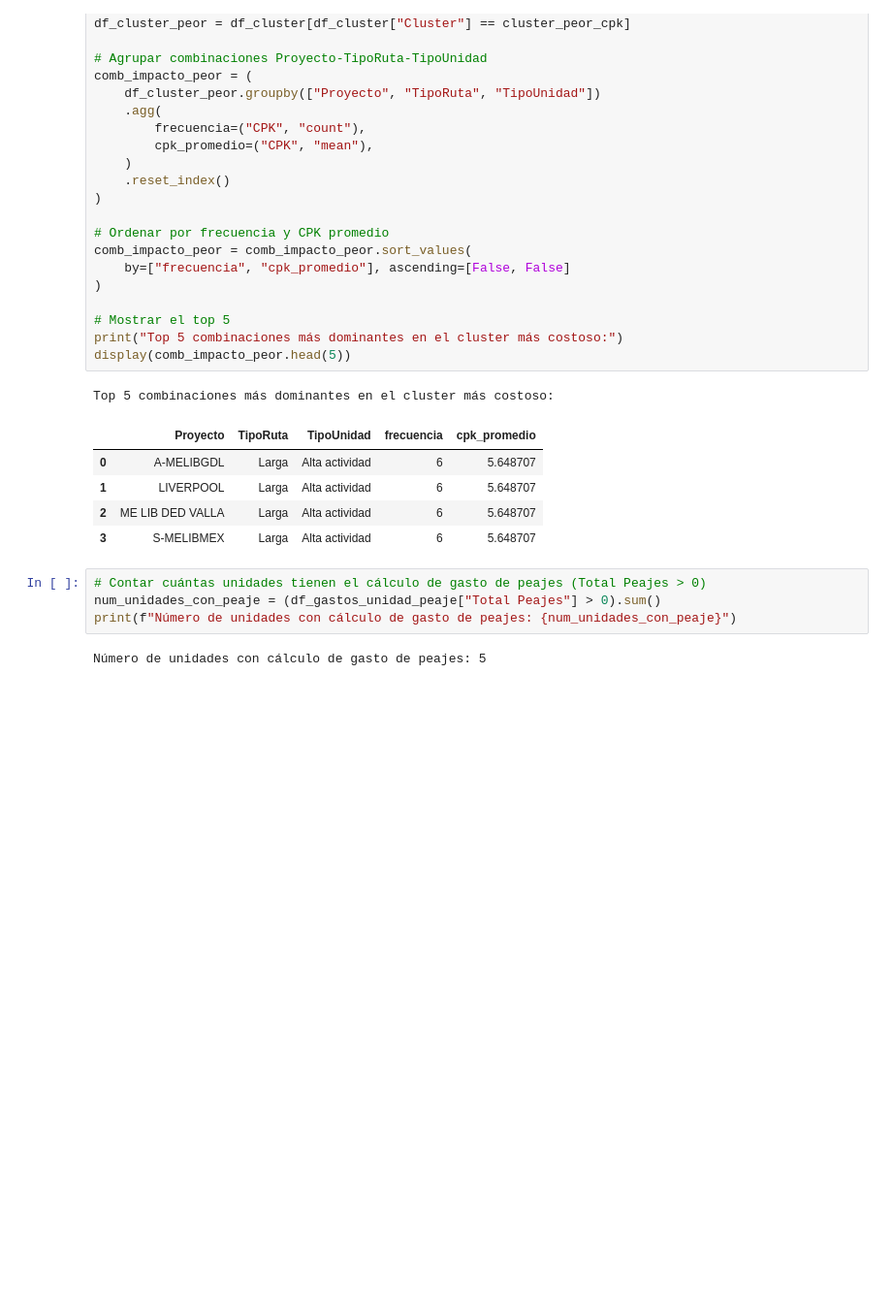
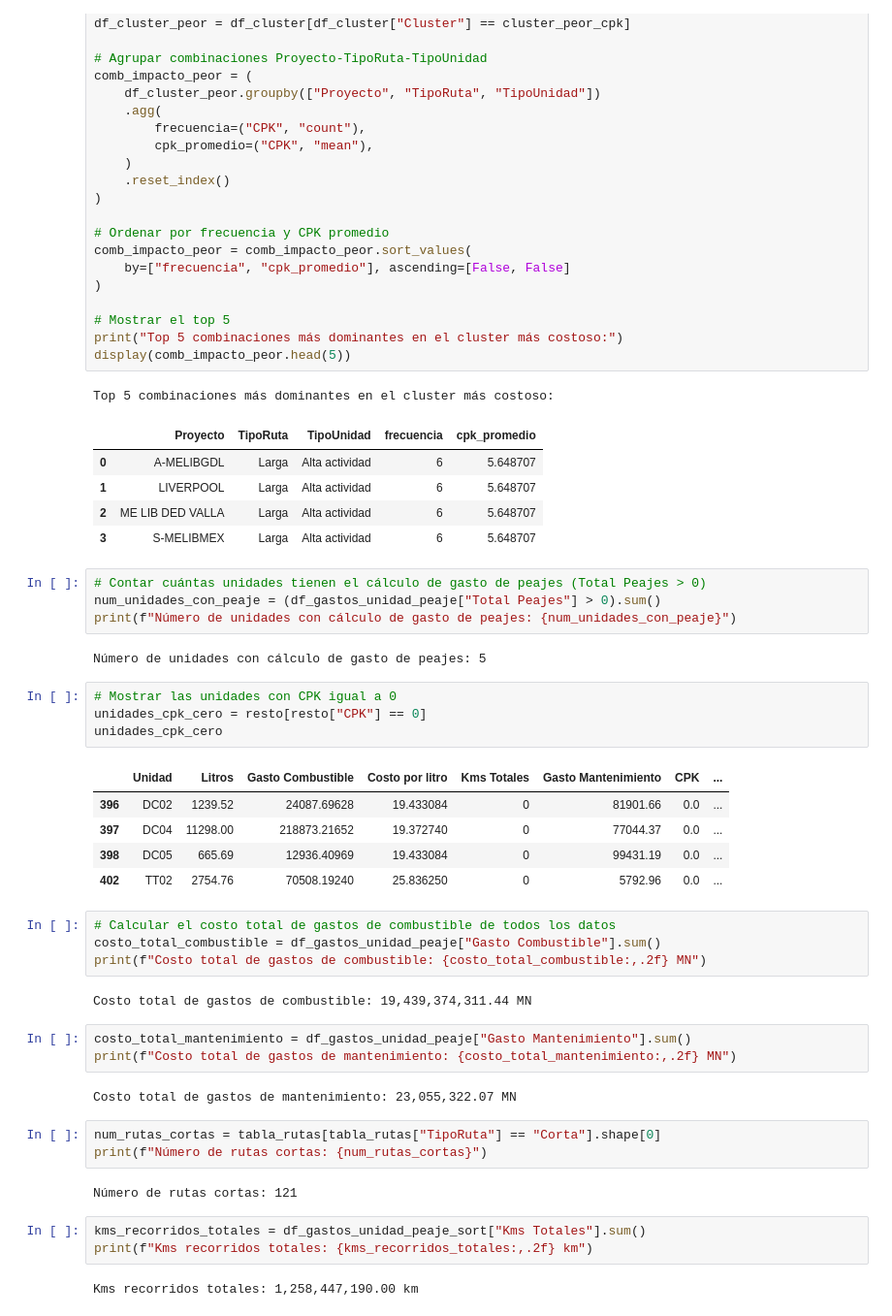
Before and after one commit to pomaremiliano/dashboard-datastorm, a Jupyter notebook: data/RecoleccionReto.ipynb, the cells around one changed output. Shown at 97% size. Saved outputs shown, nothing was run; the diff lists cells and outputs as text; blank space fills up the shorter version.

```diff
--- a/data/RecoleccionReto.ipynb
+++ b/data/RecoleccionReto.ipynb
@@ -2408,3 +2457,34 @@ num_unidades_con_peaje = (df_gastos_unidad_peaje["Total Peajes"] > 0).sum()
 print(f"Número de unidades con cálculo de gasto de peajes: {num_unidades_con_peaje}")
 # %% [output]
 Número de unidades con cálculo de gasto de peajes: 5
+# %%
+# Mostrar las unidades con CPK igual a 0
+unidades_cpk_cero = resto[resto["CPK"] == 0]
+unidades_cpk_cero
+# %% [output]
+|  | Unidad | Litros | Gasto Combustible | Costo por litro | Kms Totales | Gasto Mantenimiento | CPK | ... |
+| 396 | DC02 | 1239.52 | 24087.69628 | 19.433084 | 0 | 81901.66 | 0.0 | ... |
+| 397 | DC04 | 11298.00 | 218873.21652 | 19.372740 | 0 | 77044.37 | 0.0 | ... |
+| 398 | DC05 | 665.69 | 12936.40969 | 19.433084 | 0 | 99431.19 | 0.0 | ... |
+| 402 | TT02 | 2754.76 | 70508.19240 | 25.836250 | 0 | 5792.96 | 0.0 | ... |
+# %%
+# Calcular el costo total de gastos de combustible de todos los datos
+costo_total_combustible = df_gastos_unidad_peaje["Gasto Combustible"].sum()
+print(f"Costo total de gastos de combustible: {costo_total_combustible:,.2f} MN")
+# %% [output]
+Costo total de gastos de combustible: 19,439,374,311.44 MN
+# %%
+costo_total_mantenimiento = df_gastos_unidad_peaje["Gasto Mantenimiento"].sum()
+print(f"Costo total de gastos de mantenimiento: {costo_total_mantenimiento:,.2f} MN")
+# %% [output]
+Costo total de gastos de mantenimiento: 23,055,322.07 MN
+# %%
+num_rutas_cortas = tabla_rutas[tabla_rutas["TipoRuta"] == "Corta"].shape[0]
+print(f"Número de rutas cortas: {num_rutas_cortas}")
+# %% [output]
+Número de rutas cortas: 121
+# %%
+kms_recorridos_totales = df_gastos_unidad_peaje_sort["Kms Totales"].sum()
+print(f"Kms recorridos totales: {kms_recorridos_totales:,.2f} km")
+# %% [output]
+Kms recorridos totales: 1,258,447,190.00 km
```
Also changed, not shown: parts of 9 cells of this notebook, 3 other files.
